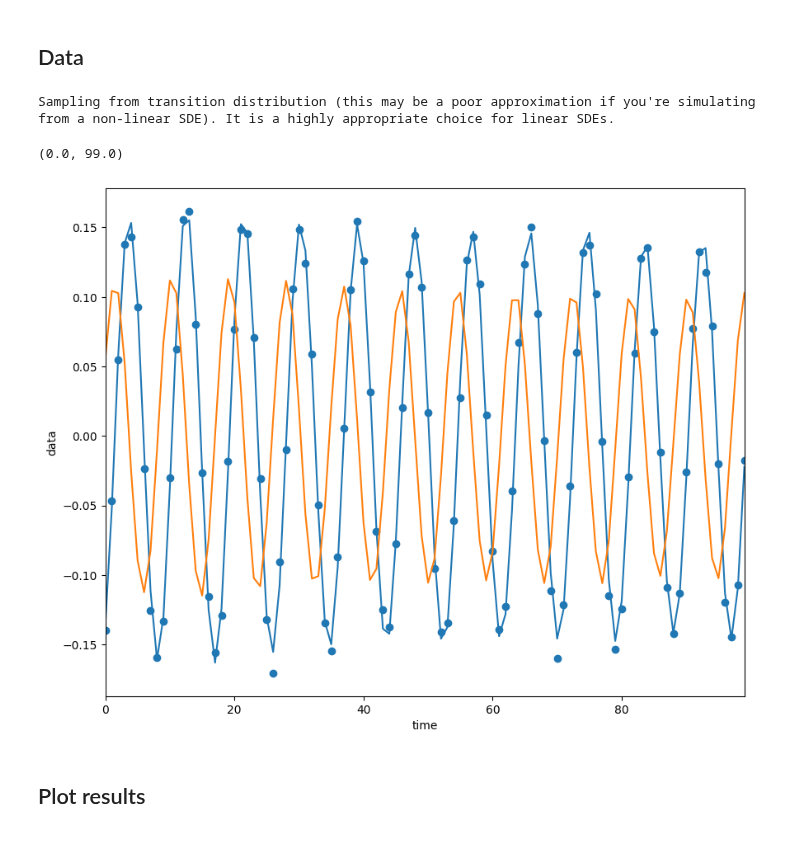
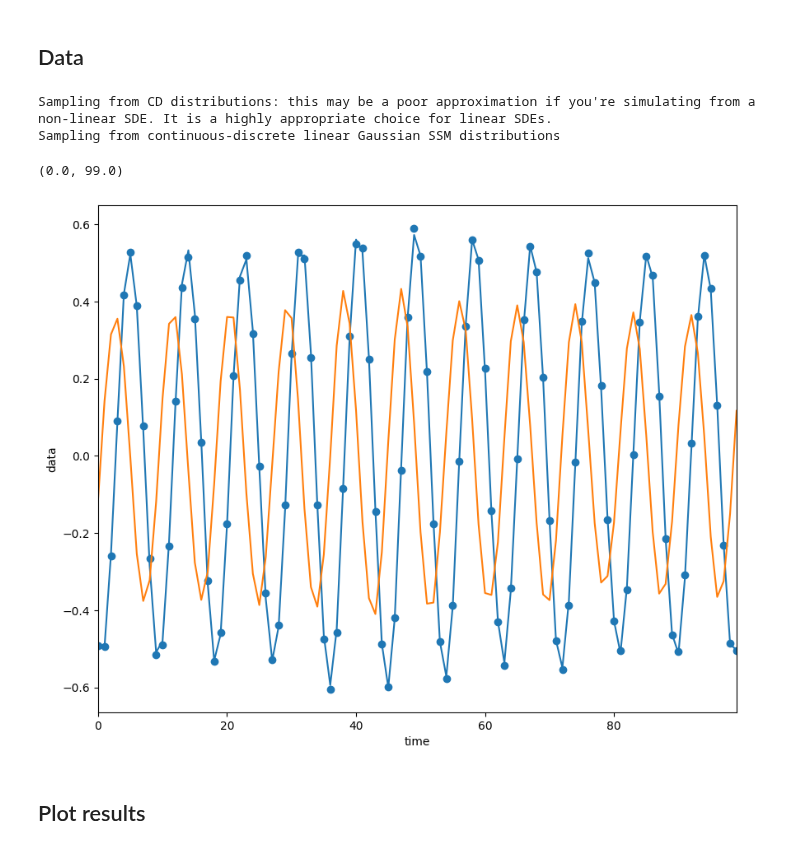
Before and after one commit to hd-UQ/cd_dynamax, a Jupyter notebook: src/notebooks/linear/cdlgssm_learnParams_oscillator_fixedSampleRate.ipynb, the cells around one changed output. Drawn from its saved outputs; the diff is of its cells as text; code cells hidden in the pictures.

Commit message:
Revised linear notebooks

```diff
--- a/src/notebooks/linear/cdlgssm_learnParams_oscillator_fixedSampleRate.ipynb
+++ b/src/notebooks/linear/cdlgssm_learnParams_oscillator_fixedSampleRate.ipynb
@@ -28,59 +29,83 @@ emission_dim=1
 num_timesteps=100
 key = jr.PRNGKey(0)
 
+# Model def
+inputs = None  # Not interested in inputs for now
+true_model = MySSM(state_dim, emission_dim)
 
-initial_mean = jnp.array([0.0, 0.0])
-initial_covariance = jnp.eye(state_dim) * 0.1
-dynamics_weights  = jnp.array([[0.0, 1.0],
-                               [-0.5, 0.0]])
-dynamics_diffusion_covariance = jnp.eye(state_dim) * 0.0001
-emission_weights = jnp.array([[1.0, 0]])
-emission_covariance = jnp.eye(emission_dim) * 0.00005
+# Initialize, controlling what is learned
+from continuous_discrete_linear_gaussian_ssm.models import *
+true_params, param_props = true_model.initialize(
+    key,
+    ## Initial
+    initial_mean = {
+            "params": jnp.array([0.0, 0.0]),
+            "props": ParameterProperties()
+    },
+    initial_cov = {
+        "params": 0.1* jnp.eye(true_model.state_dim),
+        "props": ParameterProperties(constrainer=RealToPSDBijector())
+    },
+    ## Dynamics
+    dynamics_weights = {
+        "params": jnp.array([[0.0, 1.0],
+                               [-0.5, 0.0]]),
+        "props": ParameterProperties()
+    },
+    dynamics_diffusion_coefficient = {
+        "params": 0.01*jnp.eye(true_model.state_dim),
+        "props": ParameterProperties()
+    },
+    dynamics_diffusion_cov = {
+        "params": jnp.eye(true_model.state_dim),
+        "props": ParameterProperties(constrainer=RealToPSDBijector())
+    },
+    ## Emission
+    emission_weights = {
+        "params": jnp.array([[1.0, 0]]),
+        "props": ParameterProperties()
+    },
+    emission_cov = {
+        "params": 0.00005* jnp.eye(true_model.emission_dim),
+        "props": ParameterProperties(constrainer=RealToPSDBijector())
+    }
+)
 
-true_model = MySSM(state_dim, emission_dim)
-key, key_root = jr.split(key)
-true_params, param_props = true_model.initialize(key,
-                                        initial_mean=initial_mean,
-                                        initial_cov=initial_covariance,
-                                        dynamics_weights=dynamics_weights,
-                                        dynamics_diffusion_cov=dynamics_diffusion_covariance,
-                                        emission_weights=emission_weights,
-                                        emission_cov=emission_covariance
-                                    )
 
 # data gen
 # def generate_sorted_gamma_array(N, shape_param, scale_param, rng_key):
 #     # Generate random values from a gamma distribution.
 #     gamma_values = jr.gamma(rng_key, shape_param, shape=(N,)) * scale_param
 #     # Sort the array.
 #     sorted_values = jnp.sort(gamma_values)
 #     return sorted_values
 
 # shape_param = 2.0  # Shape parameter of the gamma distribution
 # scale_param = 10.0  # Scale parameter of the gamma distribution
 # rng_key = jr.PRNGKey(0)  # Initialize a random key
 # t_emissions = generate_sorted_gamma_array(num_timesteps, shape_param, scale_param, rng_key)
 # t_emissions = t_emissions[:,None]
 # print(t_emissions)
 t_emissions = jnp.arange(num_timesteps)
 
 key, key_root = jr.split(key)
 true_states, emissions = true_model.sample(true_params, key,
                                             num_timesteps=num_timesteps,
                                             # t_emissions=t_emissions
                                           )
 
 # Plot the true states and emissions
 fig, ax = plt.subplots(figsize=(10, 8))
 ax.plot(t_emissions, true_states)
 ax.scatter(t_emissions, emissions + 3 * jnp.arange(emission_dim))
 ax.set_ylabel("data")
 ax.set_xlabel("time")
 ax.set_xlim(0, t_emissions[-1])
 # %% [output]
-Sampling from transition distribution (this may be a poor approximation if you're simulating from a non-linear SDE). It is a highly appropriate choice for linear SDEs.
+Sampling from CD distributions: this may be a poor approximation if you're simulating from a non-linear SDE. It is a highly appropriate choice for linear SDEs.
+Sampling from continuous-discrete linear Gaussian SSM distributions
 (0.0, 99.0)
-[figure, old version]
+[figure, new version]
 # %% [markdown]
 ## Plot results
 # %%
```
Also changed, not shown: parts of 10 cells of this notebook, 2 other files.
